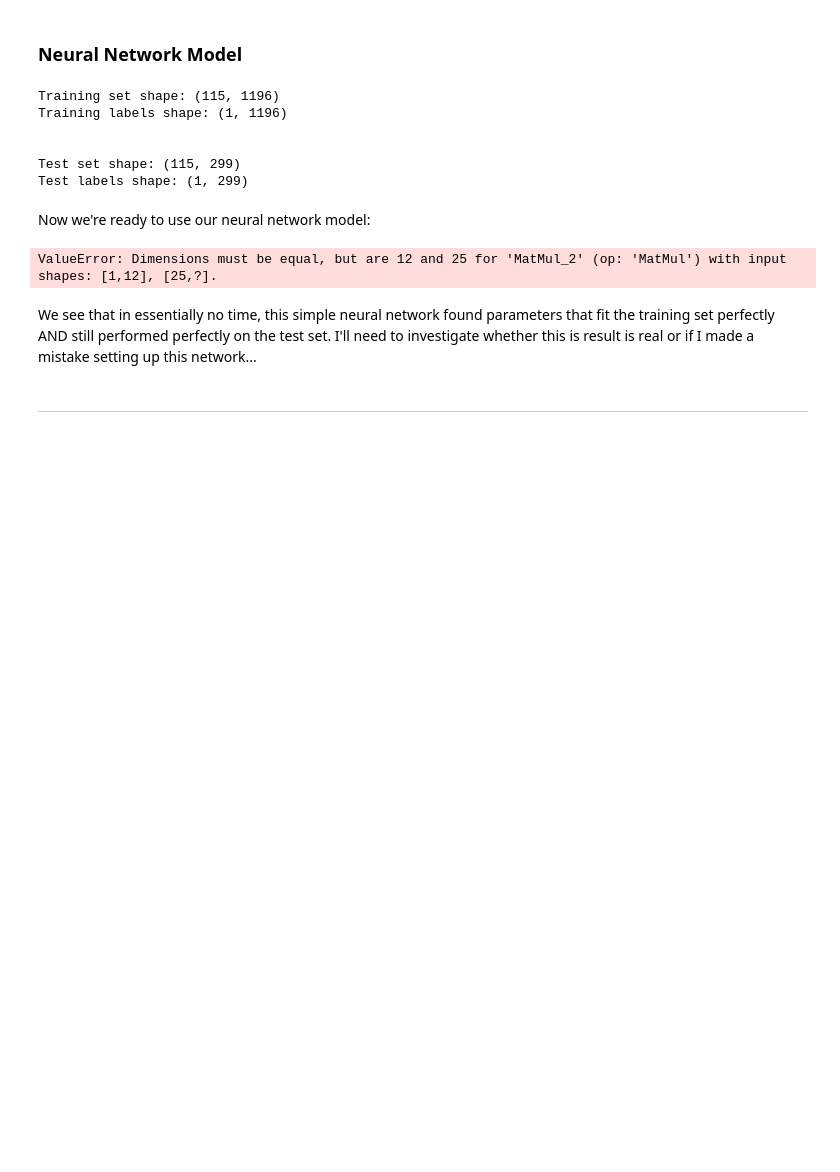
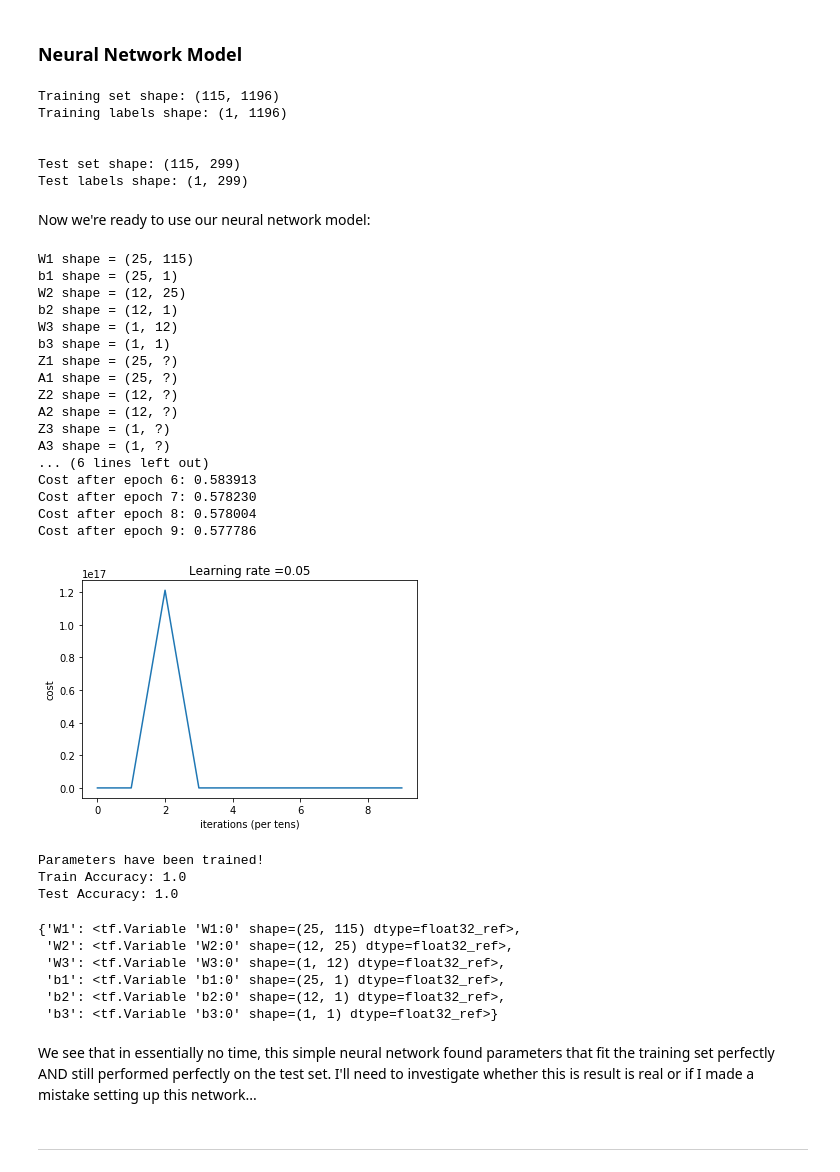
Before and after one commit to dskarbrevik/League-of-Legends-Churn-Prediction, a Jupyter notebook: LoL Churn Predictor [Part 3 - Data Modeling].ipynb, the cells around one changed output. Drawn from its saved outputs; the diff is of its cells as text; code cells hidden in the pictures; blank space fills up the shorter version.

```diff
--- a/LoL Churn Predictor [Part 3 - Data Modeling].ipynb
+++ b/LoL Churn Predictor [Part 3 - Data Modeling].ipynb
@@ -470,24 +470,35 @@ def neural_network(X_train_network, Y_train_network, X_test_network, Y_test_netw
 
     parameters["W1"] = tf.get_variable("W1", [nodes_in_layer[0],X_train_network.shape[0]], initializer = tf.contrib.layers.xavier_initializer(seed=2))
     parameters["b1"] = tf.get_variable("b1", [nodes_in_layer[0],1], initializer = tf.contrib.layers.xavier_initializer(seed=2))
+    print("W1 shape = {}".format(parameters["W1"].get_shape()))
+    print("b1 shape = {}".format(parameters["b1"].get_shape()))
 
     for i in range(1,num_layers):
         parameters["W{}".format(i+1)] = tf.get_variable("W{}".format(i+1), [nodes_in_layer[i],nodes_in_layer[i-1]],
                                                         initializer = tf.contrib.layers.xavier_initializer(seed=2))
+
+        print("W{0} shape = {1}".format((i+1),parameters["W{}".format(i+1)].get_shape()))
         parameters["b{}".format(i+1)] = tf.get_variable("b{}".format(i+1), [nodes_in_layer[i], 1],
                                                         initializer = tf.contrib.layers.xavier_initializer(seed=2))
+        print("b{0} shape = {1}".format((i+1),parameters["b{}".format(i+1)].get_shape()))
 
 
     # step 3) forward propagation
 
     activations["Z1"] = tf.add(tf.matmul(parameters["W1"], X), parameters["b1"])
     activations["A1"] = tf.nn.relu(activations["Z1"])
+    print("Z1 shape = {}".format(activations["Z1"].get_shape()))
+    print("A1 shape = {}".format(activations["A1"].get_shape()))
 
     for i in range(1,num_layers):
         activations["Z{}".format(i+1)] = tf.add(tf.matmul(parameters["W{}".format(i+1)],
                                                           activations["A{}".format(i)]), parameters["b{}".format(i+1)])
-        activations["A{}".format(i+1)] = tf.nn.relu(activations["Z{}".format(i)])
 
+        print("Z{0} shape = {1}".format((i+1),activations["Z{}".format(i+1)].get_shape()))
+
+        activations["A{}".format(i+1)] = tf.nn.relu(activations["Z{}".format(i+1)])
+
+        print("A{0} shape = {1}".format((i+1),activations["A{}".format(i+1)].get_shape()))
 
     # step 4) compute cost
     logits = tf.transpose(activations["Z{}".format(num_layers)])
@@ -516,9 +527,9 @@ def neural_network(X_train_network, Y_train_network, X_test_network, Y_test_netw
             _ , epoch_cost = sess.run([optimizer, cost], feed_dict={X: X_train_network, Y: Y_train_network})
 
             # Print the cost every epoch
-            if epoch % 10 == 0:
+            if epoch % 1 == 0:
                 print ("Cost after epoch %i: %f" % (epoch, epoch_cost))
-            if epoch % 5 == 0:
+            if epoch % 1 == 0:
                 costs.append(epoch_cost)
 
         # plot the cost
@@ -547,18 +558,44 @@ Now we're ready to use our neural network model:
 # %%
 # seed for reproducibility
 tf.set_random_seed(2)
 
 # choose your parameters
 num_layers = 3
 nodes_in_layer = [25,12,1]
-num_epochs= 50
+num_epochs= 10
 learning_rate = 0.05
 
 # train and test the network
 neural_network(X_train_network, Y_train_network, X_test_network, Y_test_network,
                num_layers, nodes_in_layer, num_epochs, learning_rate)
 # %% [output]
-ValueError: Dimensions must be equal, but are 12 and 25 for 'MatMul_2' (op: 'MatMul') with input shapes: [1,12], [25,?].
+W1 shape = (25, 115)
+b1 shape = (25, 1)
+W2 shape = (12, 25)
+b2 shape = (12, 1)
+W3 shape = (1, 12)
+b3 shape = (1, 1)
+Z1 shape = (25, ?)
+A1 shape = (25, ?)
+Z2 shape = (12, ?)
+A2 shape = (12, ?)
+Z3 shape = (1, ?)
+A3 shape = (1, ?)
+... (6 lines left out)
+Cost after epoch 6: 0.583913
+Cost after epoch 7: 0.578230
+Cost after epoch 8: 0.578004
+Cost after epoch 9: 0.577786
+[figure, added]
+Parameters have been trained!
+Train Accuracy: 1.0
+Test Accuracy: 1.0
+{'W1': <tf.Variable 'W1:0' shape=(25, 115) dtype=float32_ref>,
+ 'W2': <tf.Variable 'W2:0' shape=(12, 25) dtype=float32_ref>,
+ 'W3': <tf.Variable 'W3:0' shape=(1, 12) dtype=float32_ref>,
+ 'b1': <tf.Variable 'b1:0' shape=(25, 1) dtype=float32_ref>,
+ 'b2': <tf.Variable 'b2:0' shape=(12, 1) dtype=float32_ref>,
+ 'b3': <tf.Variable 'b3:0' shape=(1, 1) dtype=float32_ref>}
 # %%
 def create_placeholders(n_x, n_y):
 
```
